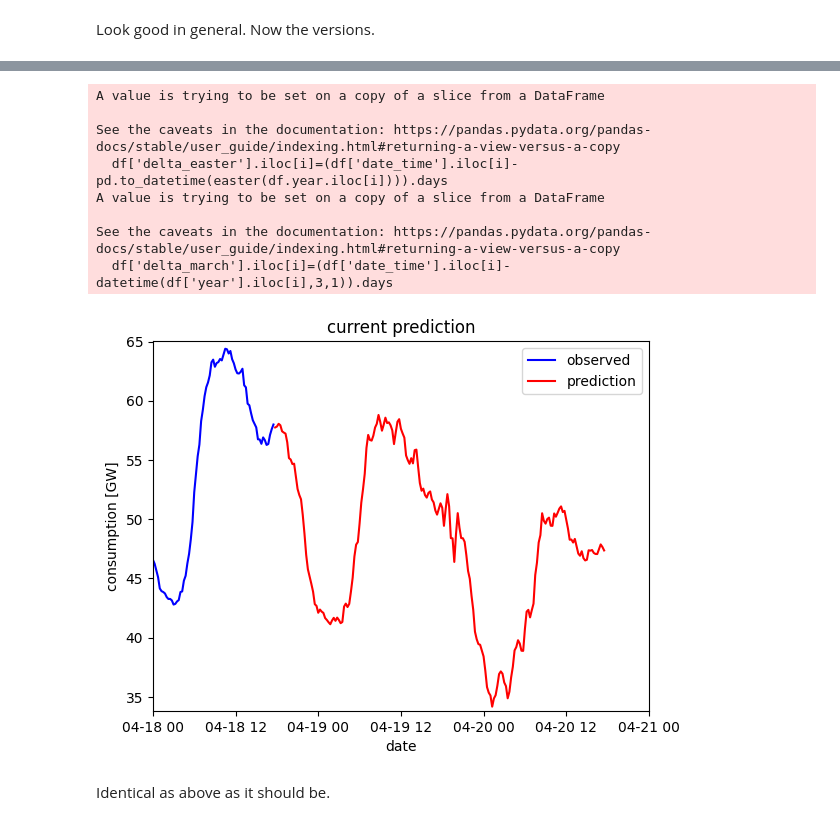
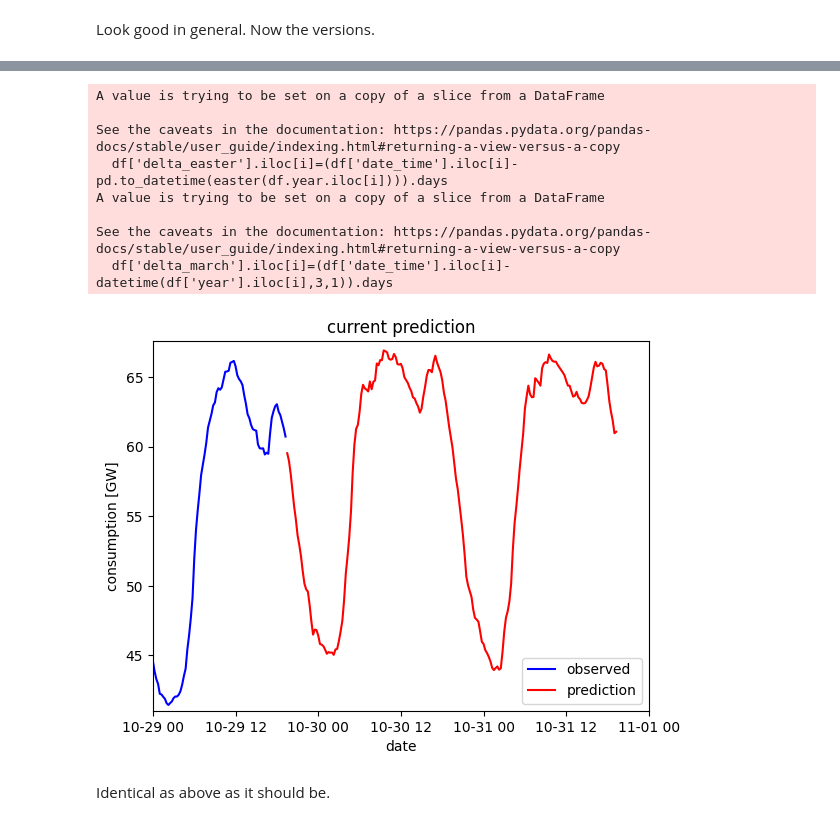
Before and after one commit to tkfritz/energy-timeseries, a Jupyter notebook: new_preprocess.ipynb, the cells around one changed output, grey strips where cells are left out. Cells and saved outputs as stored; diff of their text form; code cells hidden in the pictures.

Commit message:
finding and implemention new data structure

```diff
--- a/new_preprocess.ipynb
+++ b/new_preprocess.ipynb
@@ -3,7 +3,7 @@
 # %%
 from functions import *
 # %%
-models,data, errors=find_data(version='d_easter1')
+models,data, errors=find_data(version='d_march1')
 # %%
 print(data,errors)
 # %% [output]
@@ -50,36 +56,41 @@ freq                                       63
 # %%
-def prepare_input2(df,pump=False,end=False,bad_cut=0.9,zero_time=(2015,1,1,0,0),old=False,str_convert=True,version='y_fraction1',newest=False):
+def prepare_input2(df,pump=False,end=False,bad_cut=0.9,zero_time=(2015,1,1,0,0),str_convert=True,version='y_fraction1',new_level=0):
     #zero time of model can change later
     zero=datetime(zero_time[0],zero_time[1],zero_time[2],zero_time[3],zero_time[4])
+    if new_level==0:
+        dic1={'Datum':'Date','Uhrzeit':'Time','Gesamt (Netzlast)[MWh]':'total_power','Residuallast[MWh]':'residual_power','Pumpspeicher[MWh]':'pump_storage'}
+        df.rename(columns=dic1,inplace=True)
     #new column names
-    if old==False and newest==False:
+    elif new_level==1:
         dic2={'Datum':'Date','Anfang':'Time','Gesamt (Netzlast) [MWh] Originalauflösungen':'total_power','Residuallast [MWh] Originalauflösungen':'residual_power','Pumpspeicher [MWh] Originalauflösungen':'pump_storage'}
         df.rename(columns=dic2,inplace=True)
-    if old==False and newest==True:
-        dic3={'VD-DM-Alles.tabellenKopf.columnHeader.date_start':'date_time','VD-DM-Alles.tabellenKopf.columnHeader.date_end':'date_time_end','Gesamt (Netzlast) [MWh] Originalauflösungen':'total_power','Residuallast [MWh] Originalauflösungen':'residual_power','Pumpspeicher [MWh] Originalauflösungen':'pump_storage'}
+    elif new_level==2:
+        dic3={'Datum von':'date_time','Datum bis':'date_time_end','Gesamt (Netzlast) [MWh] Originalauflösungen':'total_power','Residuallast [MWh] Originalauflösungen':'residual_power','Pumpspeicher [MWh] Originalauflösungen':'pump_storage'}
         df.rename(columns=dic3,inplace=True)
-    elif old==True:
-        dic1={'Datum':'Date','Uhrzeit':'Time','Gesamt (Netzlast)[MWh]':'total_power','Residuallast[MWh]':'residual_power','Pumpspeicher[MWh]':'pump_storage'}
-        df.rename(columns=dic1,inplace=True)
     #drop columns
-    if end==True:
+    if end==True and new_level<2:
         df.drop(['Ende'], axis=1, inplace=True)
+    if end==True and new_level==2:
+        df.drop(['date_time_end'], axis=1, inplace=True)
     #cpnvert german float to english
     if str_convert==True:
+        df['residual_power'] =df['residual_power'].astype(str)
         df['residual_power'] = df['residual_power'].str.replace('.','')
         df['residual_power'] = df['residual_power'].str.replace('-','0')
         df['residual_power'] = df['residual_power'].str.replace(',','.').astype(float)/1000.
+        df['total_power'] =df['total_power'].astype(str)
         df['total_power'] = df['total_power'].str.replace('.','')
         df['total_power'] = df['total_power'].str.replace('-','0')
         df['total_power'] = df['total_power'].str.replace(',','.').astype(float)/1000.
         if pump==True:
+            df['pump_storage'] =df['pump_storage'].astype(str)
             df['pump_storage'] = df['pump_storage'].str.replace('.','')
             df['pump_storage'] = df['pump_storage'].str.replace(',','.').astype(float)/1000.
     #old not combined date and time
-    if newest==False:
+    if new_level<2:
         df['date_time']=pd.to_datetime(df['Date'] + '.' + df['Time'], format='%d.%m.%Y.%H:%M')
     #new is combined
-    else:
+    elif new_level==2:
         df['date_time']=pd.to_datetime(df['date_time'], format='%d.%m.%Y %H:%M')
     delta=str(df.loc[0,'date_time']-zero)
     #deltam=time.strftime(delta,'%M')
@@ -169,7 +214,7 @@ max      0.989583    0.998512     18.000000    16.649500
 # %%
 #now hidden parameters for d_easter1 model
 #parameter, version of models, whetehr process is printed, whether error is used in Figure
-def pipeline_v3b(version='d_easter1',silent=True,plot_error=False,mode='quadratic1',newest=True,old=False):
+def pipeline_v3b(version='d_easter1',silent=True,plot_error=False,mode='quadratic1',new_level=2):
     #get model and data file lists
     if version=='y_fraction1':
         models,data=find_data(version=version)
@@ -177,12 +222,14 @@ def pipeline_v3b(version='d_easter1',silent=True,plot_error=False,mode='quadrati
         errors=np.zeros((3,len(models)))
         #create non zero error to avoid error problem
         errors[1]=1.
-    if version=='d_easter1':
+    elif version=='d_easter1':
+        models,data,errors=find_data(version=version)
+    elif version=='d_march1':
         models,data,errors=find_data(version=version)
     #also error/offset file if exist
     #last in list is newest
     new_real=pd.read_csv(data[-1],delimiter=';')
-    power_newest=prepare_input2(new_real,newest=newest,old=old,version=version,str_convert=True)
+    power_newest=prepare_input2(new_real,new_level=new_level,version=version,str_convert=True)
     #apply prediction
     prediction_newest,y,mo,d,h,mi=predict_from_now(power_newest.loc[power_newest.shape[0]-3:power_newest.shape[0],:],models[:],errors,silent=silent,version=version)
     #clean prediction
@@ -269,14 +328,14 @@ See the caveats in the documentation: https://pandas.pydata.org/pandas-docs/stab
 # %%
-pipeline_v3()
+pipeline_v3b()
 # %% [output]
 A value is trying to be set on a copy of a slice from a DataFrame
 
 See the caveats in the documentation: https://pandas.pydata.org/pandas-docs/stable/user_guide/indexing.html#returning-a-view-versus-a-copy
   df['delta_easter'].iloc[i]=(df['date_time'].iloc[i]-pd.to_datetime(easter(df.year.iloc[i]))).days
 A value is trying to be set on a copy of a slice from a DataFrame
 
 See the caveats in the documentation: https://pandas.pydata.org/pandas-docs/stable/user_guide/indexing.html#returning-a-view-versus-a-copy
   df['delta_march'].iloc[i]=(df['date_time'].iloc[i]-datetime(df['year'].iloc[i],3,1)).days
-[figure, old version]
+[figure, new version]
 # %% [markdown]
 Identical as above as it should be.
```
Also changed, not shown: parts of 14 cells of this notebook.
